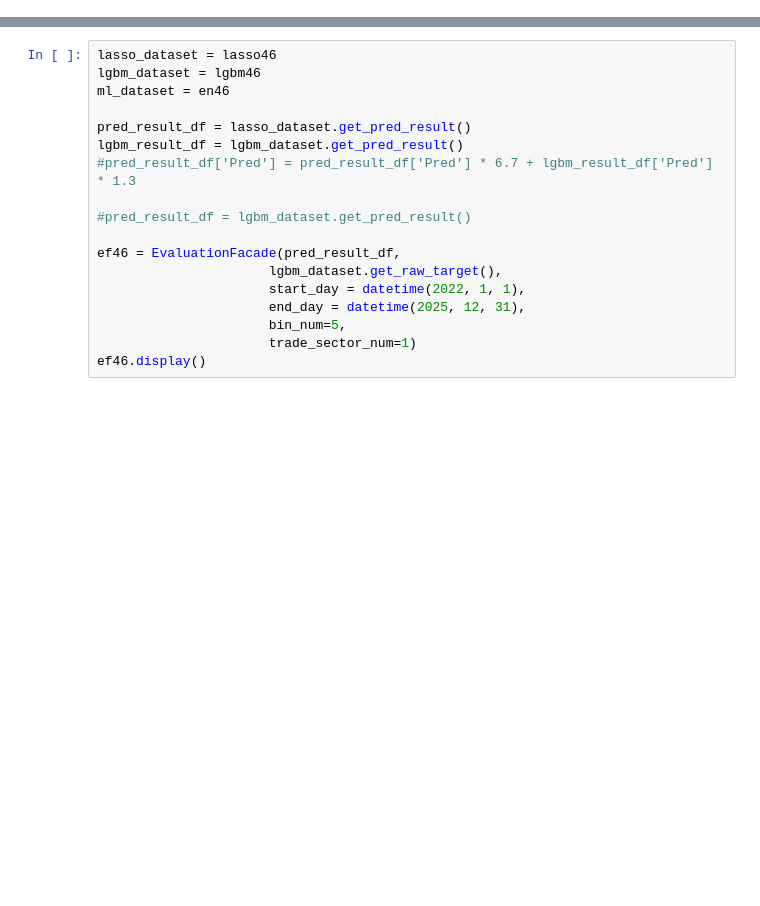
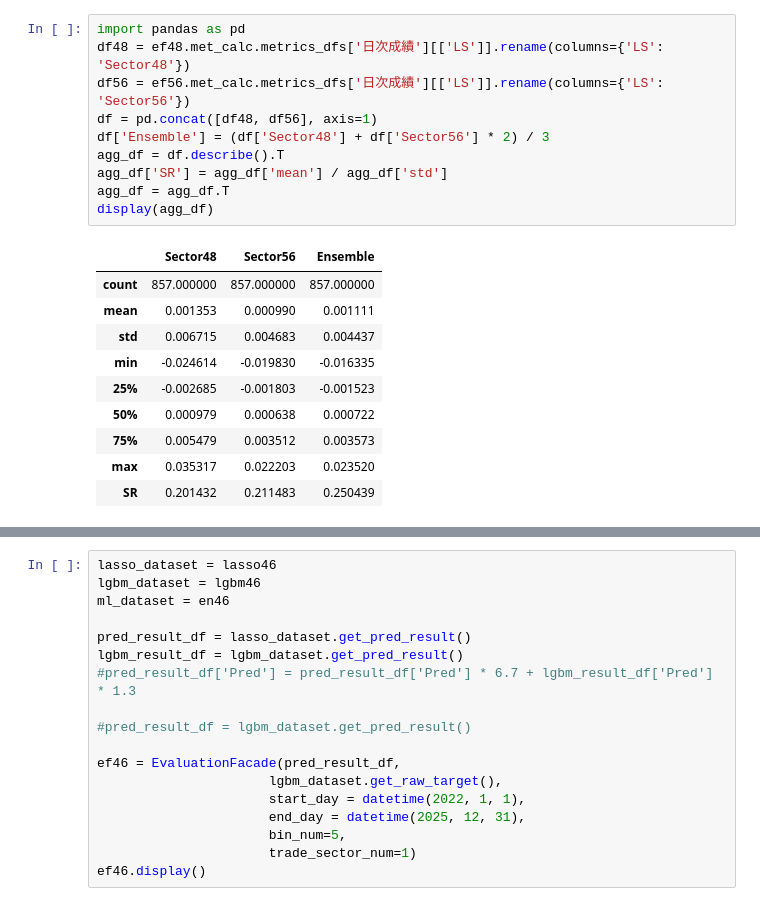
Before and after one commit to reona-investing/enrich_me, a Jupyter notebook: project/execution_scripts/utility_files/model_evaluator.ipynb, the cells around one changed output, grey strips where cells are left out. Drawn from its saved outputs; the diff is of its cells as text; blank space fills up the shorter version.

```diff
--- a/project/execution_scripts/utility_files/model_evaluator.ipynb
+++ b/project/execution_scripts/utility_files/model_evaluator.ipynb
@@ -121,0 +68,21 @@ HBox(children=(Dropdown(description='選択：', options=('分位成績', '分
+# %%
+import pandas as pd
+df48 = ef48.met_calc.metrics_dfs['日次成績'][['LS']].rename(columns={'LS': 'Sector48'})
+df56 = ef56.met_calc.metrics_dfs['日次成績'][['LS']].rename(columns={'LS': 'Sector56'})
+df = pd.concat([df48, df56], axis=1)
+df['Ensemble'] = (df['Sector48'] + df['Sector56'] * 2) / 3
+agg_df = df.describe().T
+agg_df['SR'] = agg_df['mean'] / agg_df['std']
+agg_df = agg_df.T
+display(agg_df)
+# %% [output]
+|  | Sector48 | Sector56 | Ensemble |
+| count | 857.000000 | 857.000000 | 857.000000 |
+| mean | 0.001353 | 0.000990 | 0.001111 |
+| std | 0.006715 | 0.004683 | 0.004437 |
+| min | -0.024614 | -0.019830 | -0.016335 |
+| 25% | -0.002685 | -0.001803 | -0.001523 |
+| 50% | 0.000979 | 0.000638 | 0.000722 |
+| 75% | 0.005479 | 0.003512 | 0.003573 |
+| max | 0.035317 | 0.022203 | 0.023520 |
+| SR | 0.201432 | 0.211483 | 0.250439 |
```
Also changed, not shown: parts of 6 cells of this notebook, 12 other files.
